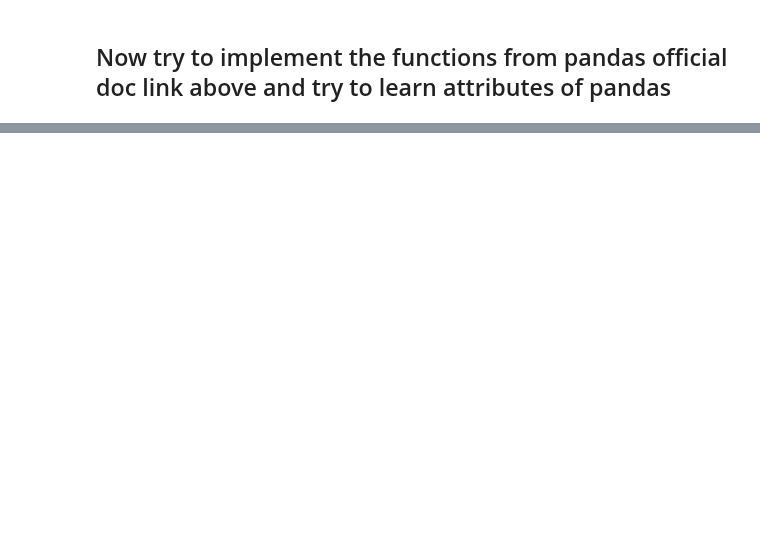
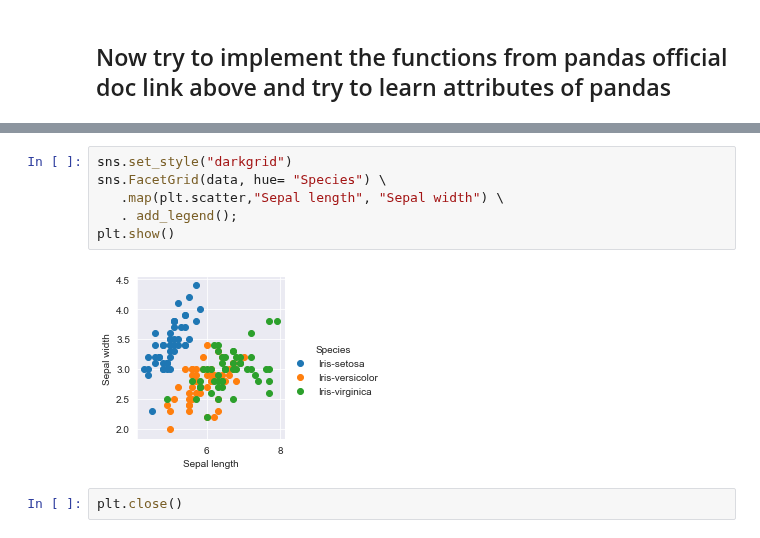
Before and after one commit to SANYAM1996/scatter-plotter, a Jupyter notebook: pd_1.ipynb, the cells around one changed output, grey strips where cells are left out. Cells and saved outputs as stored; diff of their text form; blank space fills up the shorter version.

```diff
--- a/pd_1.ipynb
+++ b/pd_1.ipynb
@@ -246,0 +164,10 @@ data_[['sepal length (cm)','target']].head()
+# %%
+sns.set_style("darkgrid")
+sns.FacetGrid(data, hue= "Species") \
+   .map(plt.scatter,"Sepal length", "Sepal width") \
+   . add_legend();
+plt.show()
+# %% [output]
+[figure, added]
+# %%
+plt.close()
```
Also changed, not shown: parts of 29 cells of this notebook.
